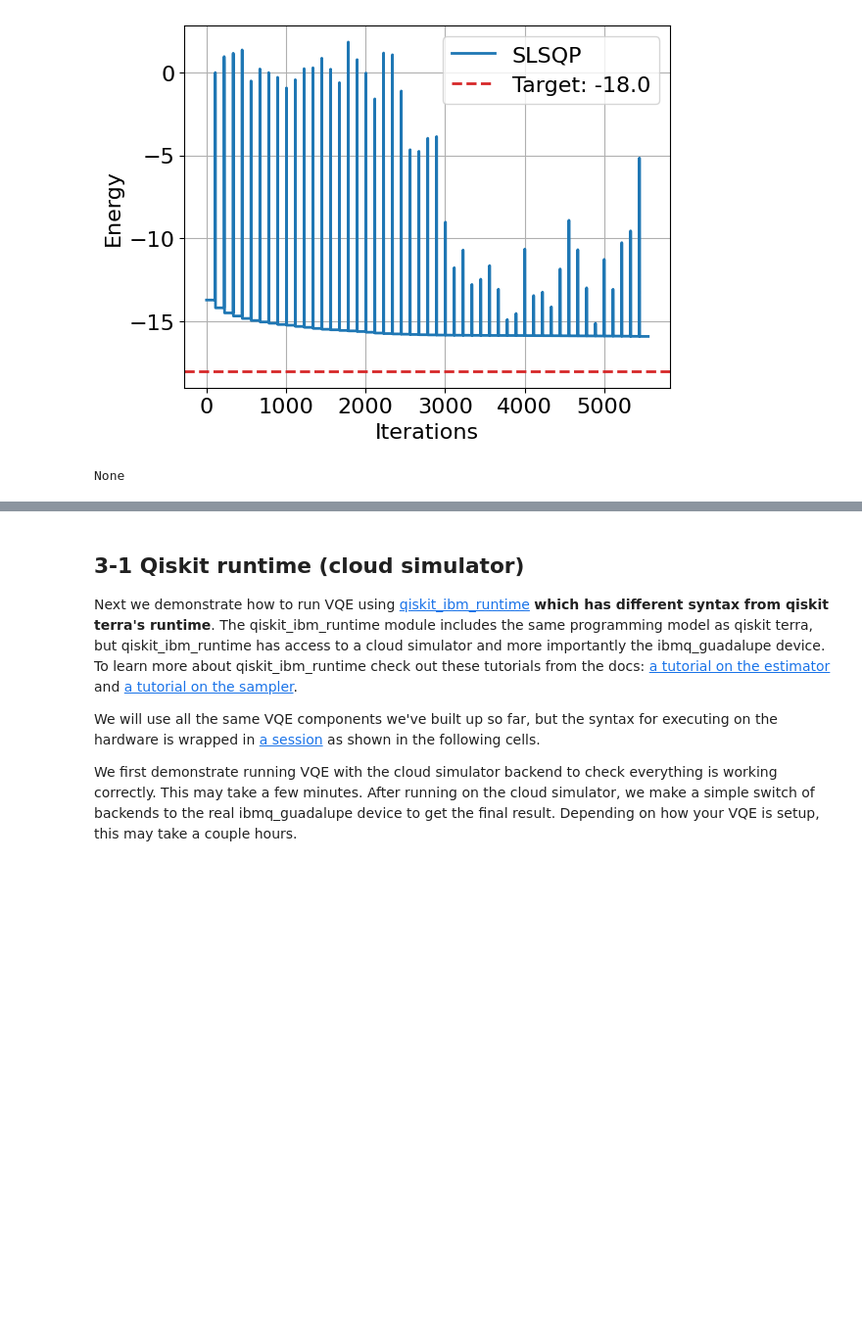
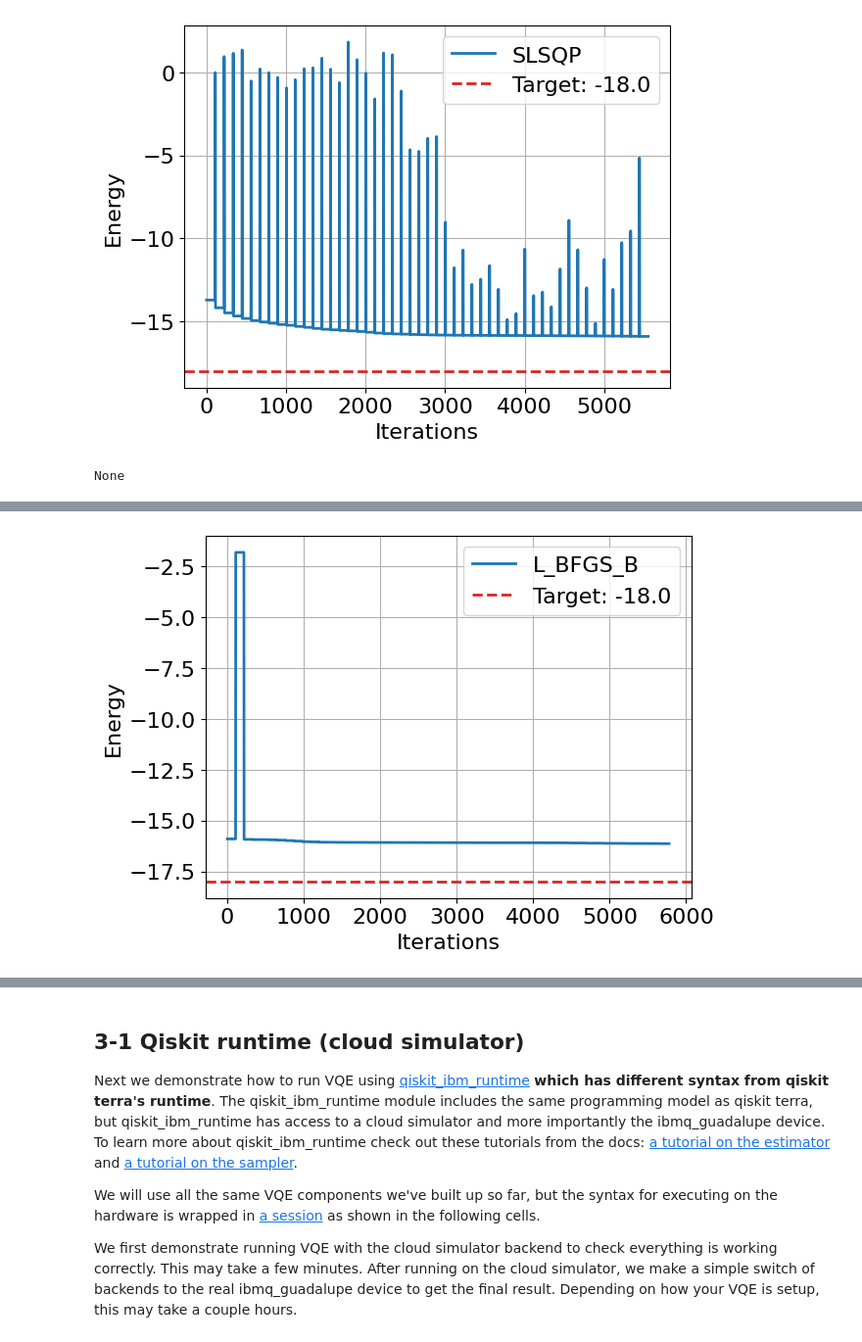
Before and after one commit to buttercutter/open-science-prize-2022, a Jupyter notebook: kagome-vqe-Pulse.ipynb, the cells around one changed output, grey strips where cells are left out. Shown at 98% size. Cells and saved outputs as stored; diff of their text form; code cells hidden in the pictures; blank space fills up the shorter version.

Commit message:
Pulse best results with Trotter 2 repeats and Pulse scale 3.5 Relative error is 0.04960941548726202

```diff
--- a/kagome-vqe-Pulse.ipynb
+++ b/kagome-vqe-Pulse.ipynb
@@ -236,12 +236,12 @@ def compute_XX_pulsegate(t_param, first, second, size):
     XX_qr = QuantumRegister(size)
     XX_qc = QuantumCircuit(XX_qr, name='XX' + str(first))
     XX_qc.ry(np.pi/2,[first,second])
-    #XX_qc.h(second)
+    XX_qc.h(second)
     XX_qc.rzx(t_param, first, second)
     XX_qc.x(first)
     XX_qc.rzx(-t_param, first, second)
     XX_qc.x(first)
-    #XX_qc.h(second)
+    XX_qc.h(second)
     XX_qc.ry(-np.pi/2,[first,second])
     return XX_qc
 
@@ -249,24 +249,24 @@ def compute_YY_pulsegate(t_param, first, second, size):
     YY_qr = QuantumRegister(size)
     YY_qc = QuantumCircuit(YY_qr, name='YY' + str(first))
     YY_qc.rx(np.pi/2,[first,second])
-    #YY_qc.h(second)
+    YY_qc.h(second)
     YY_qc.rzx(t_param, first, second)
     YY_qc.x(first)
     YY_qc.rzx(-t_param, first, second)
     YY_qc.x(first)
-    #YY_qc.h(second)
+    YY_qc.h(second)
     YY_qc.rx(-np.pi/2,[first,second])
     return YY_qc
 
 def compute_ZZ_pulsegate(t_param, first, second, size):
     ZZ_qr = QuantumRegister(size)
     ZZ_qc = QuantumCircuit(ZZ_qr, name='ZZ' + str(first))
-    #ZZ_qc.h(second)
+    ZZ_qc.h(second)
     ZZ_qc.rzx(t_param, first, second)
     ZZ_qc.x(first)
     ZZ_qc.rzx(-t_param, first, second)
     ZZ_qc.x(first)
-    #ZZ_qc.h(second)
+    ZZ_qc.h(second)
     return ZZ_qc
 
 target_qubits = []
@@ -679,3 +679,84 @@ execution time (s): 12679.88
 Relative error  <qiskit.algorithms.optimizers.slsqp.SLSQP object at 0x...>   0.11633191484070061
 [figure]
 None
+# %%
+scale = [2.5]
+learning_rate = 0.01
+iterations = 100
+optimizers = [
+    L_BFGS_B(maxiter=iterations),
+    #SLSQP(maxiter=iterations),
+    #GradientDescent(maxiter=iterations, learning_rate=learning_rate),
+]
+def rel_err(target, measured):
+    return abs((target - measured) / target)
+
+init_data = np.array([ 2.64781923e-03,  8.60332424e-01,  5.01267543e-03, -3.78005042e-01,
+        9.52242975e-01,  6.67551963e-01, -1.01282897e-02,  1.05584161e+00,
+        5.29414341e-01,  1.40295996e-04, -1.56671789e-01,  1.33112469e+00,
+        7.76528015e-04,  2.33093883e-01,  4.97182240e-01,  3.85018340e-03,
+        3.38521788e-01,  1.02474831e+00,  9.20205263e-01,  8.85837330e-01,
+        1.77916803e-01, -2.94627668e-02, -2.68306100e-02,  1.02907320e+00,
+        5.90567340e-01,  8.77388270e-01,  6.54580947e-01,  1.11328177e+00,
+        4.29834937e-01,  1.64865039e+00,  8.67255443e-01, -4.43661408e-01,
+        8.15603748e-01,  4.82668773e-03,  1.27368507e+00, -4.10388393e-01,
+        8.62710153e-01,  8.23641311e-01,  5.86922647e-01,  4.35847327e-01,
+        4.82781470e-01,  1.86644241e-01,  8.65510637e-01,  2.41757955e-03,
+        6.34648473e-01,  4.33974623e-01,  4.05916369e-01, -1.00470682e-01,
+        8.65967555e-01,  4.24765056e-01, -1.77381427e-02,  4.13064555e-01,
+       -3.09793220e-02,  6.59563877e-01,  1.72188312e+00,  2.19691956e-02,
+        1.00952207e+00,  1.29004961e+00, -9.72730055e-03, -4.63128999e-03,
+       -4.46926703e-01,  4.74759192e-01, -4.65798107e-01,  1.16339855e+00,
+        1.31008524e+00,  2.44365371e-03,  8.66789787e-01, -5.80187367e-02,
+       -1.14556654e-02,  4.37065101e-04,  7.03754596e-03,  8.91081735e-01,
+        1.40083934e+00, -6.40359308e-03, -1.35573735e-01, -4.21205368e-01,
+        8.66771228e-01, -5.37123250e-02, -7.32828303e-03,  8.64092913e-01,
+        9.84393045e-01,  5.02087642e-01,  4.46003860e-01, -3.55808976e-01,
+       -1.94420264e-03,  8.71390465e-01,  5.65799493e-01,  8.68064700e-01,
+        3.94791584e-01,  1.10745346e+00,  4.32367596e-01, -1.76444490e-03,
+        5.63044658e-03,  8.63901484e-01,  2.39629084e-01,  3.12591751e-02,
+        9.40255777e-01,  3.66069928e-01,  8.60321808e-01, -6.32497633e-02,
+       -4.71378747e-01,  1.28069880e+00,  3.05986734e-01,  8.60887851e-01,
+        9.59022011e-01,  4.54991578e-03, -1.13685328e-03,  1.44263821e-02])
+
+for i, scale_value in enumerate(scale):
+    print("Scale:", scale_value)
+    qc_pulse_efficient = get_stretched_pulses(ansatz_opt, backend, scale_value)
+    ansatz = qc_pulse_efficient
+    converge_cnts = np.empty([len(optimizers)], dtype=object)
+
+    for i, optimizer_selected in enumerate(optimizers):
+        print('\rOptimizer: {}        '.format(type(optimizer_selected).__name__), end='')
+        #algorithm_globals.random_seed = 50
+
+        intermediate_info = []
+        counts = []
+        values = []
+        estimator = Estimator([ansatz], [ham_16])
+
+        # Setup VQE algorithm
+        custom_vqe = CustomVQE(estimator, ansatz, optimizer_selected, callback=callback, init_data=init_data)
+
+        # Run the custom VQE function and monitor execution time
+        start = time()
+        result = custom_vqe.compute_minimum_eigenvalue(ham_16)
+        end = time()
+
+        print(result)
+        print(f'execution time (s): {end - start:.2f}')
+
+        rel_error = rel_err(gs_energy, result.eigenvalue)
+        print("Relative error ", optimizer_selected, " ", rel_error)
+
+        converge_cnts[i] = np.asarray(intermediate_info)
+
+    for i, optimizer in enumerate(optimizers):
+        plt.plot(converge_cnts[i], lw=2, label=type(optimizer).__name__)
+    plt.ylabel('Energy')
+    plt.xlabel('Iterations')
+    # Exact ground state energy value
+    plt.axhline(y=gs_energy, color="tab:red", ls="--", lw=2, label="Target: " + str(gs_energy))
+    plt.legend()
+    plt.grid()
+    display(plt.show())
+# %% [output]
@@ -681,0 +780 @@ None
+[figure, added]
```
Also changed, not shown: parts of 5 cells of this notebook.
